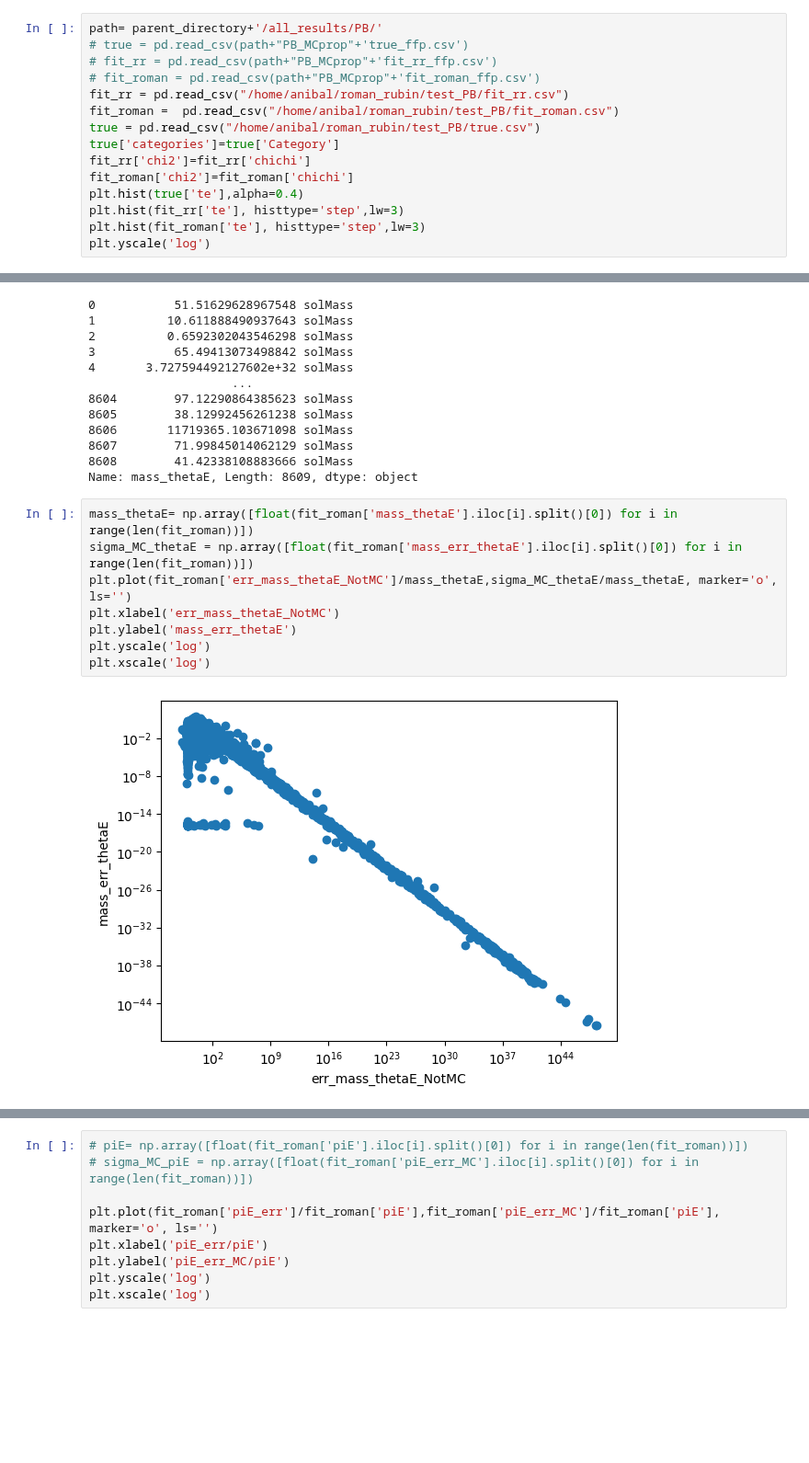
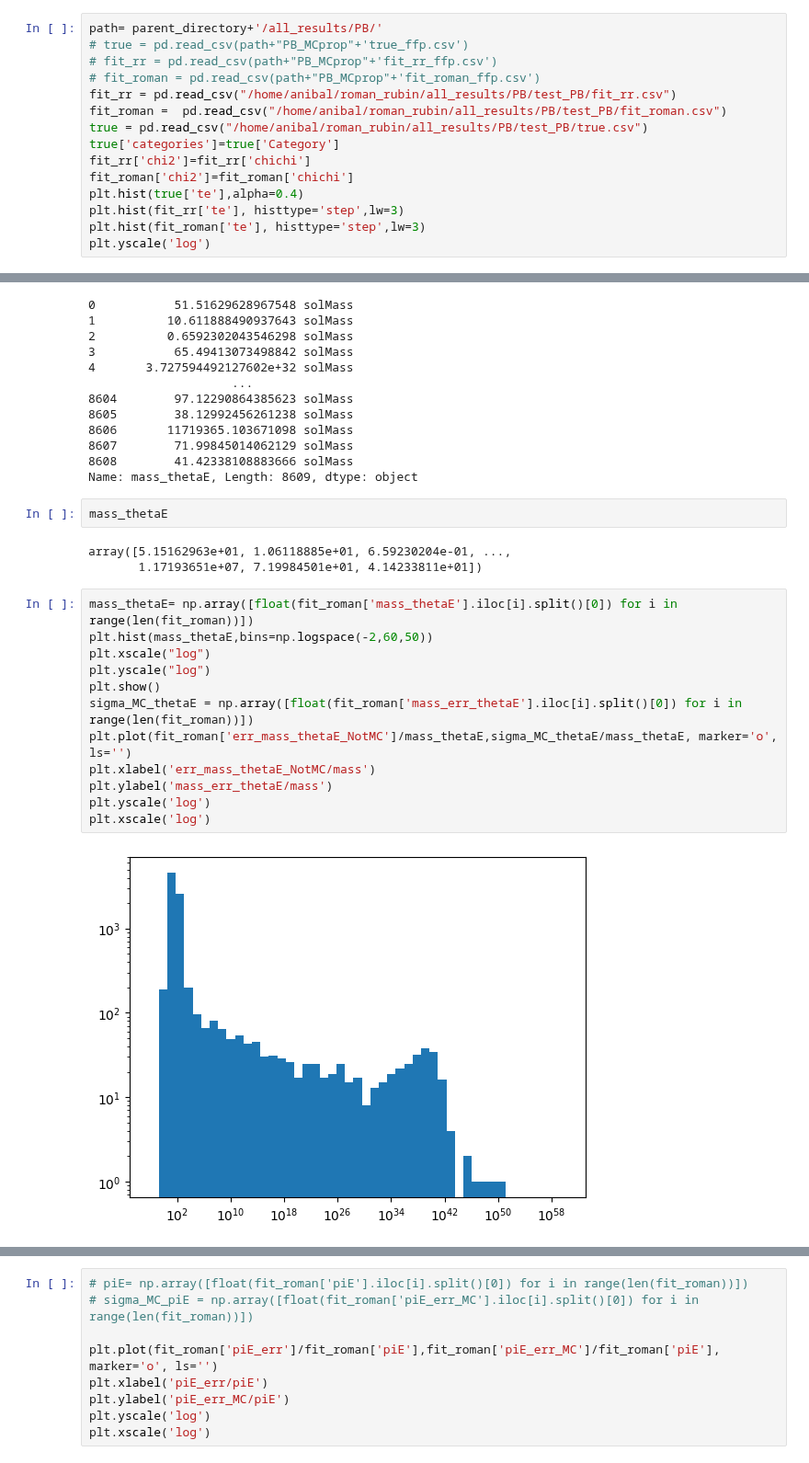
Before and after one commit to anibal-art/roman_rubin, a Jupyter notebook: notebooks/Binary_Lens_results-Copy1.ipynb, the cells around one changed output, grey strips where cells are left out. Shown at 92% size. Drawn from its saved outputs; the diff is of its cells as text; blank space fills up the shorter version.

Commit message:
mass results

```diff
--- a/notebooks/Binary_Lens_results-Copy1.ipynb
+++ b/notebooks/Binary_Lens_results-Copy1.ipynb
@@ -17,9 +17,9 @@ path= parent_directory+'/all_results/PB/'
 # true = pd.read_csv(path+"PB_MCprop"+'true_ffp.csv')
 # fit_rr = pd.read_csv(path+"PB_MCprop"+'fit_rr_ffp.csv')
 # fit_roman = pd.read_csv(path+"PB_MCprop"+'fit_roman_ffp.csv')
-fit_rr = pd.read_csv("/home/anibal/roman_rubin/test_PB/fit_rr.csv")
-fit_roman =  pd.read_csv("/home/anibal/roman_rubin/test_PB/fit_roman.csv")
-true = pd.read_csv("/home/anibal/roman_rubin/test_PB/true.csv")
+fit_rr = pd.read_csv("/home/anibal/roman_rubin/all_results/PB/test_PB/fit_rr.csv")
+fit_roman =  pd.read_csv("/home/anibal/roman_rubin/all_results/PB/test_PB/fit_roman.csv")
+true = pd.read_csv("/home/anibal/roman_rubin/all_results/PB/test_PB/true.csv")
 true['categories']=true['Category']
 fit_rr['chi2']=fit_rr['chichi']
 fit_roman['chi2']=fit_roman['chichi']
@@ -73,13 +73,22 @@ fit_roman['mass_thetaE']
 8607        71.99845014062129 solMass
 8608        41.42338108883666 solMass
 Name: mass_thetaE, Length: 8609, dtype: object
+# %%
+mass_thetaE
+# %% [output]
+array([5.15162963e+01, 1.06118885e+01, 6.59230204e-01, ...,
+       1.17193651e+07, 7.19984501e+01, 4.14233811e+01])
 # %%
 mass_thetaE= np.array([float(fit_roman['mass_thetaE'].iloc[i].split()[0]) for i in range(len(fit_roman))])
+plt.hist(mass_thetaE,bins=np.logspace(-2,60,50))
+plt.xscale("log")
+plt.yscale("log")
+plt.show()
 sigma_MC_thetaE = np.array([float(fit_roman['mass_err_thetaE'].iloc[i].split()[0]) for i in range(len(fit_roman))])
 plt.plot(fit_roman['err_mass_thetaE_NotMC']/mass_thetaE,sigma_MC_thetaE/mass_thetaE, marker='o', ls='')
-plt.xlabel('err_mass_thetaE_NotMC')
-plt.ylabel('mass_err_thetaE')
+plt.xlabel('err_mass_thetaE_NotMC/mass')
+plt.ylabel('mass_err_thetaE/mass')
 plt.yscale('log')
 plt.xscale('log')
 # %% [output]
-[figure, old version]
+[figure, new version]
```
Also changed, not shown: parts of 23 cells of this notebook.
